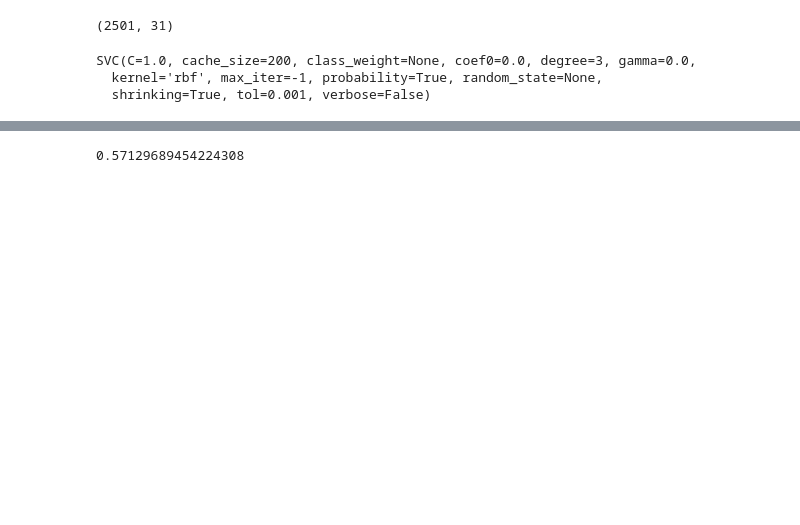
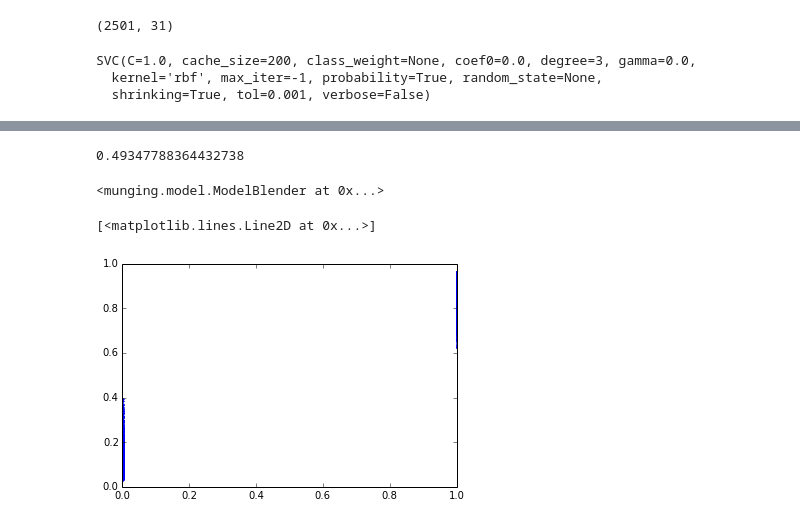
Before and after one commit to dolaameng/practical_munging_tools, a Jupyter notebook: case study - kaggle Predicting a Biological Response.ipynb, the cells around one changed output, grey strips where cells are left out. Drawn from its saved outputs; the diff is of its cells as text; code cells hidden in the pictures; blank space fills up the shorter version.

Commit message:
TODO: to finish blender model

```diff
--- a/case study - kaggle Predicting a Biological Response.ipynb
+++ b/case study - kaggle Predicting a Biological Response.ipynb
@@ -253,9 +253,10 @@ submission_solution.to_csv("data/predicting_biological_response/submission1.csv"
                            header = True, index = False)
 # %%
 ## svm benchmark
-feats = ['D27', 'D1036', 'D995', 'D1087', 'D1061', 'D979', 'D1002', 'D1169', 'D996', 'D993',
-         'D6', 'D7', 'D10', 'D17', 'D46', 'D70', 'D126', 'D152', 'D177', 'D659',
-         'D130', 'D131', 'D75', 'D88', 'D911', 'D103', 'D32', 'D47', 'D56', 'D16', 'D5']
+#feats = ['D27', 'D1036', 'D995', 'D1087', 'D1061', 'D979', 'D1002', 'D1169', 'D996', 'D993',
+#         'D6', 'D7', 'D10', 'D17', 'D46', 'D70', 'D126', 'D152', 'D177', 'D659',
+#         'D130', 'D131', 'D75', 'D88', 'D911', 'D103', 'D32', 'D47', 'D56', 'D16', 'D5']
+feats = submission_data.columns
 X = data.iloc[:, 1:].loc[:, feats]
 y = data.iloc[:, 0]
 from sklearn.svm import SVC
@@ -280,4 +281,4 @@ submission_solution.to_csv("data/predicting_biological_response/benchmark_submis
 # %%
 logloss(y, svc.predict_proba(X)[:, 1])
 # %% [output]
-0.57129689454224308
+0.49347788364432738
@@ -283,0 +287,24 @@ logloss(y, svc.predict_proba(X)[:, 1])
+# %%
+from sklearn.ensemble import RandomForestClassifier, ExtraTreesClassifier, GradientBoostingClassifier
+from sklearn.linear_model import LogisticRegression
+
+models = [RandomForestClassifier(n_estimators=100, n_jobs=-1, criterion='gini'),
+    RandomForestClassifier(n_estimators=100, n_jobs=-1, criterion='entropy'),
+    ExtraTreesClassifier(n_estimators=100, n_jobs=-1, criterion='gini'),
+    ExtraTreesClassifier(n_estimators=100, n_jobs=-1, criterion='entropy')]
+
+blender = model.ModelBlender(feature_names = data.columns[1:],
+                             target_name = "Activity",
+                             models = models,
+                             blender = LogisticRegression())
+# %%
+blender.fit(data)
+# %% [output]
+<munging.model.ModelBlender at 0x...>
+# %%
+yhat = blender.predict(data)
+# %%
+plt.plot(y, yhat, ".")
+# %% [output]
+[<matplotlib.lines.Line2D at 0x...>]
+[figure, added]
```
Also changed, not shown: parts of 13 cells of this notebook, 2 other files.
